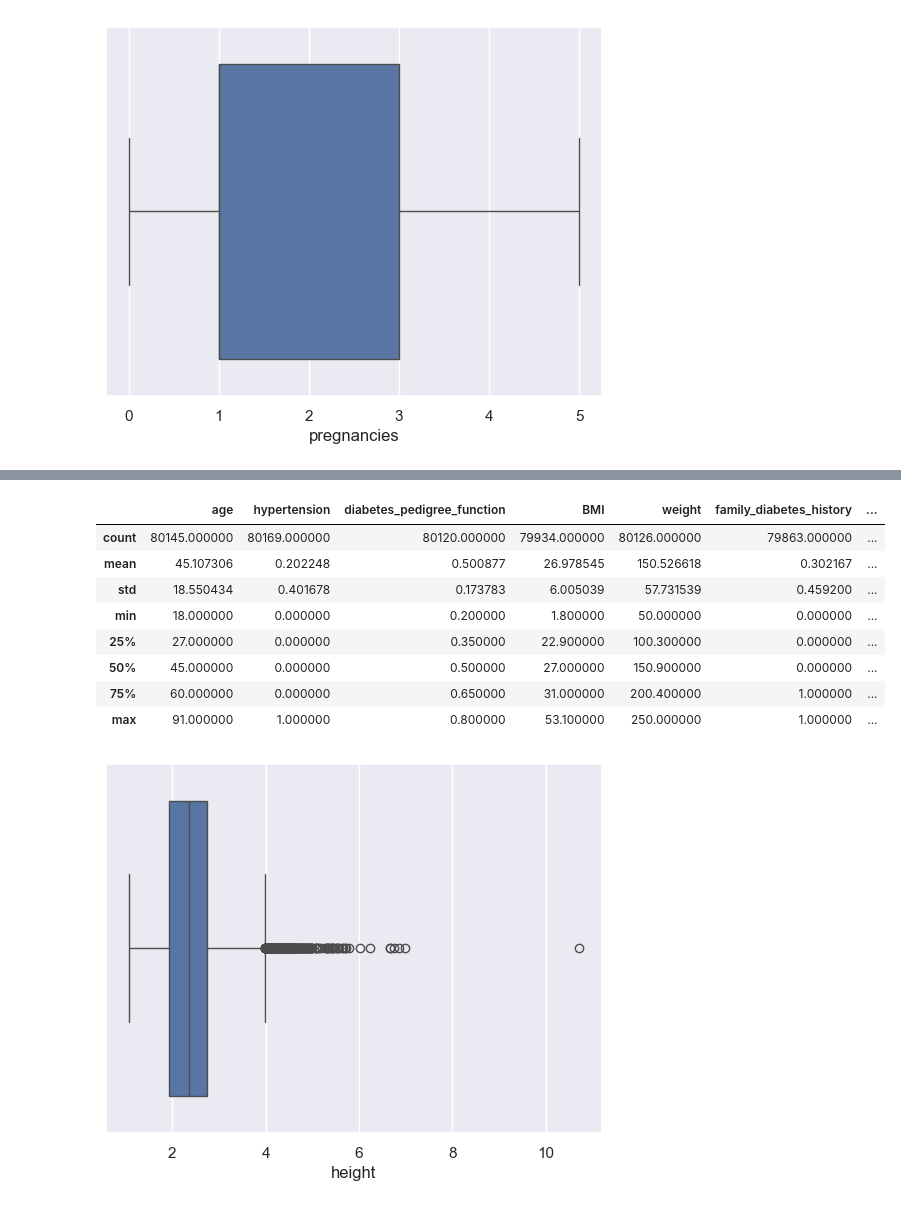
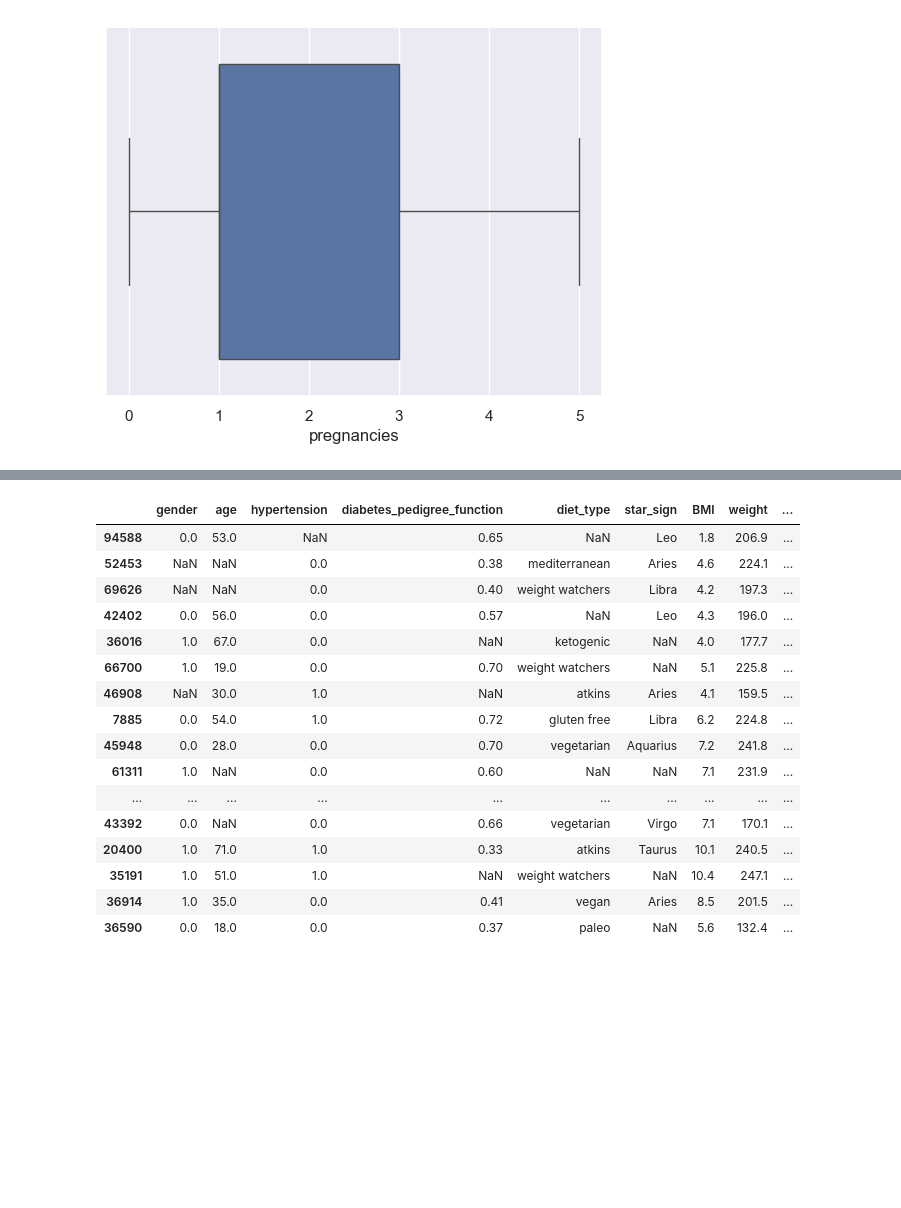
Before and after one commit to LewisParnham/FY25Datathon, a Jupyter notebook: EDA/eda.ipynb, the cells around one changed output, grey strips where cells are left out. Saved outputs shown, nothing was run; the diff lists cells and outputs as text; code cells hidden in the pictures; blank space fills up the shorter version.

```diff
--- a/EDA/eda.ipynb
+++ b/EDA/eda.ipynb
@@ -204,3 +215,5 @@ df['social_media_usage'] = df['social_media_usage'].replace({'Never':0,'Occasion
 df['physical_activity_level'] = df['physical_activity_level'].replace({'Sedentary':0, 'Lightly Active':1, 'Moderately Active':2, 'Very Active':3, 'Extremely Active':4})
 df['stress_level'] = df['stress_level'].replace({'Low':1, 'Moderate':2, 'Elevated':3, 'Extreme':4})
 df['alcohol_consumption'] = df['alcohol_consumption'].replace({'none':0,  'light':1,  'moderate':2, 'heavy':3})
+df['gender'] = df['gender'].replace({'male':0, 'female':1})
+df
@@ -365,39 +355,46 @@ def iqr_outliers(in_df, cols):
 # %%
 # Calculate height based on BMI and Weight
 # height = sqrt(weight/BMI)
 import math
 height_df = df
 
 # height_df['height'] =
 
 # def height(x):
 #     if x['weight'].isnull() or x['BMI'].isnull():
 #         return np.nan
 #     else:
 #         return math.sqrt(df['weight']/df['BMI'])
 # height_df['height'] = height_df.apply(height)
 
 # temp_df = df[df['weight'].notna()]
 # temp_df = temp_df[temp_df['BMI'].notna()]
 # height_df = temp_df.head(2)
 # height_df
 
 # print(math.sqrt(height_df['weight'][1] / height_df['BMI'][1]))
 # height_df = height_df.assign(height = lambda x: ( (x['weight']) / (x['BMI']) ))
 # height_df = height_df.assign(height = lambda x: math.sqrt(x['weight'] / x['BMI']))
 # height_df['height'] = height_df.assign(height = lambda x: math.sqrt(x['weight']))
 height_df['height'] = np.sqrt(height_df['weight']/height_df['BMI'])
-# height_df.sort_values(by=['height'], ascending=False).head(50)
-sns.boxplot(x=height_df['height'])
-height_df.describe()
+height_df.sort_values(by=['height'], ascending=False).head(50)
+# sns.boxplot(x=height_df['height'])
+# height_df.describe()
 # %% [output]
-|  | age | hypertension | diabetes_pedigree_function | BMI | weight | family_diabetes_history | ... |
-| count | 80145.000000 | 80169.000000 | 80120.000000 | 79934.000000 | 80126.000000 | 79863.000000 | ... |
-| mean | 45.107306 | 0.202248 | 0.500877 | 26.978545 | 150.526618 | 0.302167 | ... |
-| std | 18.550434 | 0.401678 | 0.173783 | 6.005039 | 57.731539 | 0.459200 | ... |
-| min | 18.000000 | 0.000000 | 0.200000 | 1.800000 | 50.000000 | 0.000000 | ... |
-| 25% | 27.000000 | 0.000000 | 0.350000 | 22.900000 | 100.300000 | 0.000000 | ... |
-| 50% | 45.000000 | 0.000000 | 0.500000 | 27.000000 | 150.900000 | 0.000000 | ... |
-| 75% | 60.000000 | 0.000000 | 0.650000 | 31.000000 | 200.400000 | 1.000000 | ... |
-| max | 91.000000 | 1.000000 | 0.800000 | 53.100000 | 250.000000 | 1.000000 | ... |
+|  | gender | age | hypertension | diabetes_pedigree_function | diet_type | star_sign | BMI | weight | ... |
+| 94588 | 0.0 | 53.0 | NaN | 0.65 | NaN | Leo | 1.8 | 206.9 | ... |
+| 52453 | NaN | NaN | 0.0 | 0.38 | mediterranean | Aries | 4.6 | 224.1 | ... |
+| 69626 | NaN | NaN | 0.0 | 0.40 | weight watchers | Libra | 4.2 | 197.3 | ... |
+| 42402 | 0.0 | 56.0 | 0.0 | 0.57 | NaN | Leo | 4.3 | 196.0 | ... |
+| 36016 | 1.0 | 67.0 | 0.0 | NaN | ketogenic | NaN | 4.0 | 177.7 | ... |
+| 66700 | 1.0 | 19.0 | 0.0 | 0.70 | weight watchers | NaN | 5.1 | 225.8 | ... |
+| 46908 | NaN | 30.0 | 1.0 | NaN | atkins | Aries | 4.1 | 159.5 | ... |
+| 7885 | 0.0 | 54.0 | 1.0 | 0.72 | gluten free | Libra | 6.2 | 224.8 | ... |
+| 45948 | 0.0 | 28.0 | 0.0 | 0.70 | vegetarian | Aquarius | 7.2 | 241.8 | ... |
+| 61311 | 1.0 | NaN | 0.0 | 0.60 | NaN | NaN | 7.1 | 231.9 | ... |
+| ... | ... | ... | ... | ... | ... | ... | ... | ... | ... |
+| 43392 | 0.0 | NaN | 0.0 | 0.66 | vegetarian | Virgo | 7.1 | 170.1 | ... |
+| 20400 | 1.0 | 71.0 | 1.0 | 0.33 | atkins | Taurus | 10.1 | 240.5 | ... |
+| 35191 | 1.0 | 51.0 | 1.0 | NaN | weight watchers | NaN | 10.4 | 247.1 | ... |
+| 36914 | 1.0 | 35.0 | 0.0 | 0.41 | vegan | Aries | 8.5 | 201.5 | ... |
+| 36590 | 0.0 | 18.0 | 0.0 | 0.37 | paleo | NaN | 5.6 | 132.4 | ... |
-[figure, removed]
```
Also changed, not shown: parts of 12 cells of this notebook, 1 other file.
